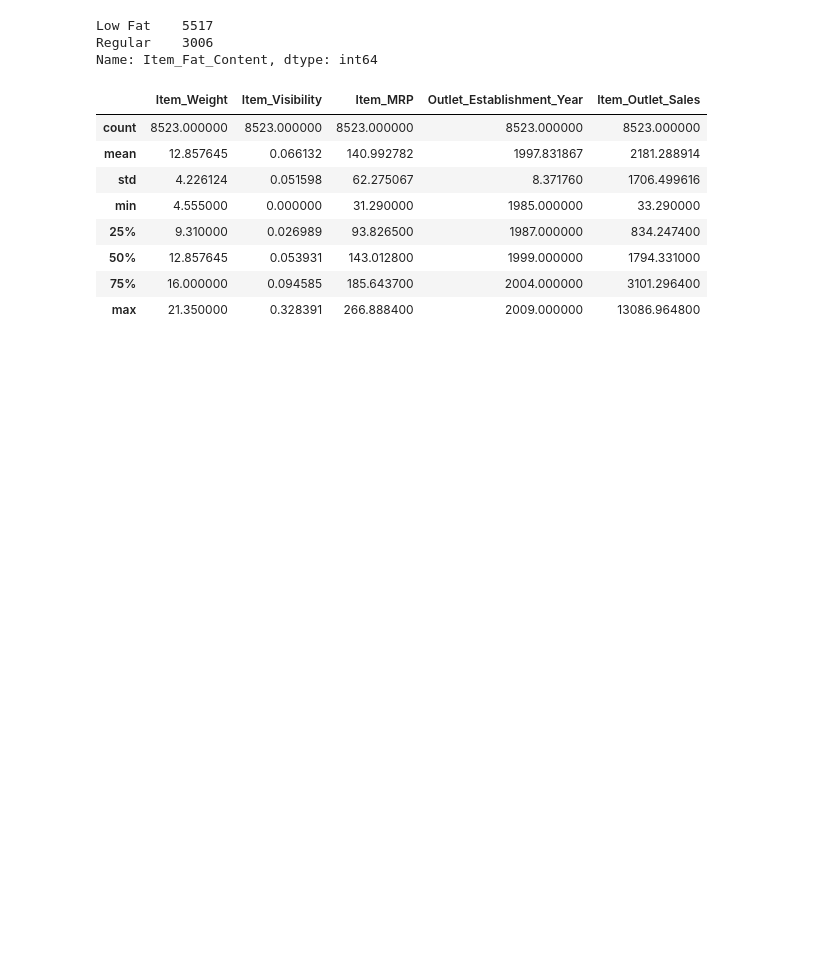
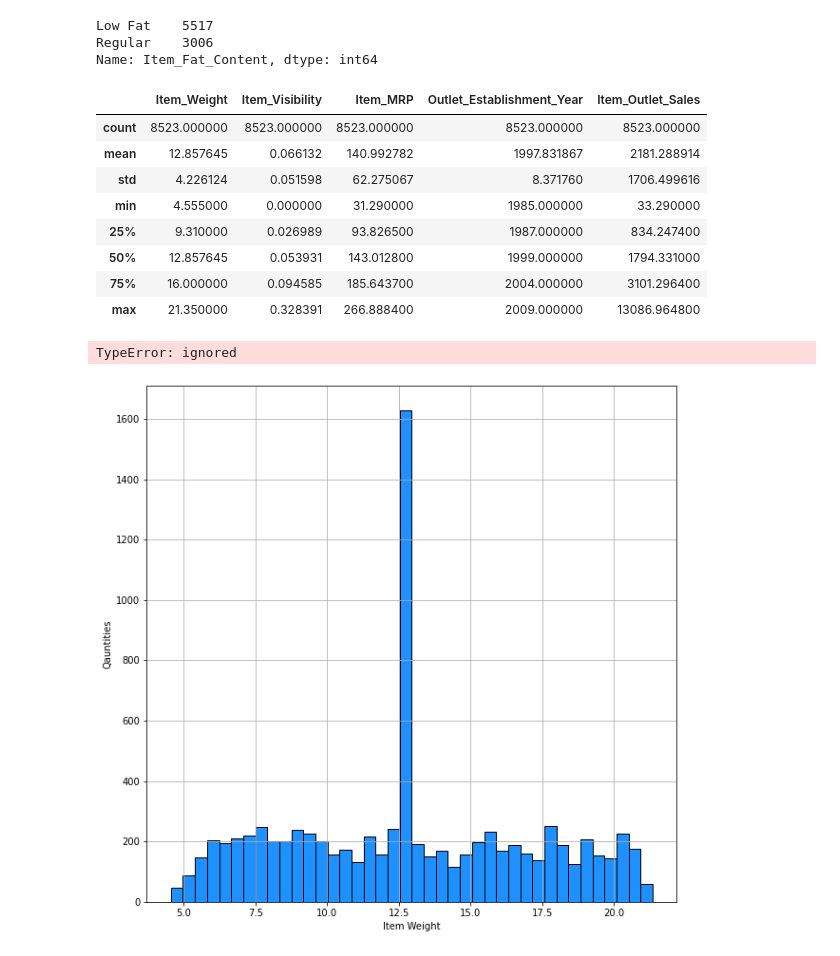
Before and after one commit to starkjones/Food-Sales-Predictions, a Jupyter notebook: Food_Sales_Prediction.ipynb, the cells around one changed output. Saved outputs shown, nothing was run; the diff lists cells and outputs as text; code cells hidden in the pictures; blank space fills up the shorter version.

```diff
--- a/Food_Sales_Prediction.ipynb
+++ b/Food_Sales_Prediction.ipynb
@@ -213,3 +213,20 @@ df.describe()
 | 50% | 12.857645 | 0.053931 | 143.012800 | 1999.000000 | 1794.331000 |
 | 75% | 16.000000 | 0.094585 | 185.643700 | 2004.000000 | 3101.296400 |
 | max | 21.350000 | 0.328391 | 266.888400 | 2009.000000 | 13086.964800 |
+# %%
+# Histogram to view the distributions of various features in your dataset.
+
+import matplotlib.pyplot as plt
+import seaborn as sns
+import numpy as np
+
+df['Item_Weight'].hist(bins=40, color=["dodgerblue"], edgecolor="black", figsize=[10,10], );
+
+plt.xlabel("Item Weight");
+plt.ylabel("Qauntities");
+
+plt.title("Item Weight Distribution");
+plt.show()
+# %% [output]
+TypeError: ignored
+[figure, added]
```
Also changed, not shown: parts of 7 cells of this notebook.
